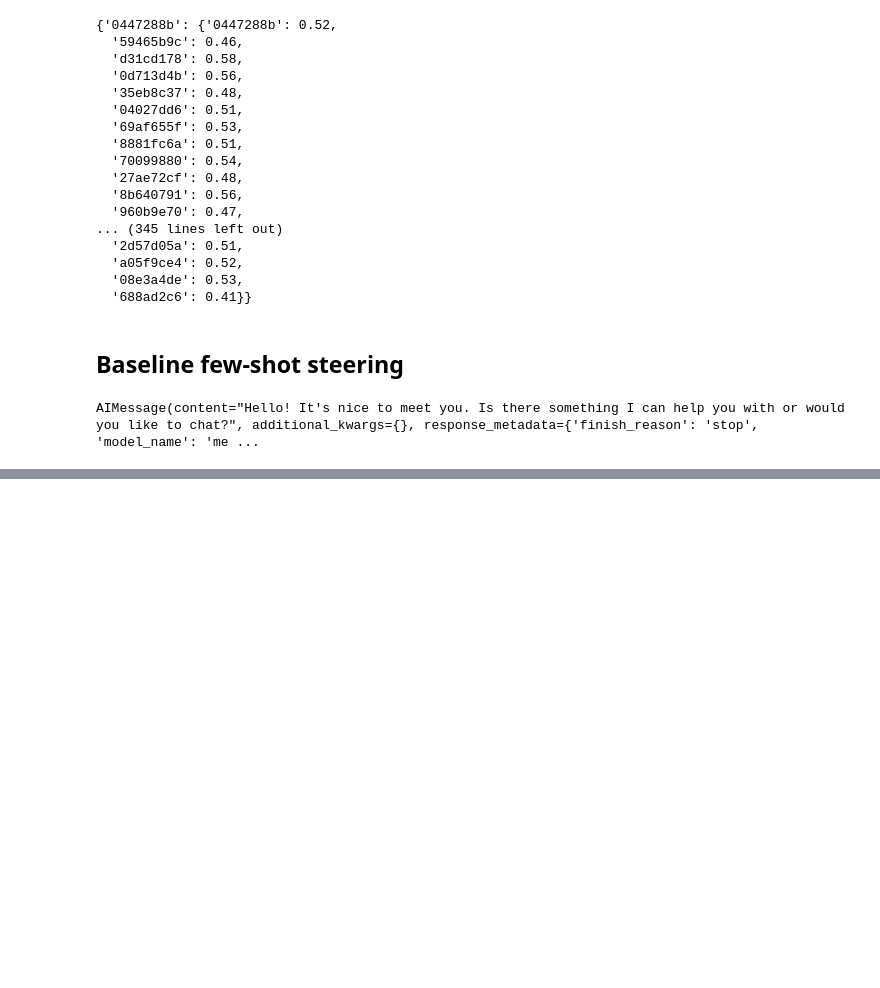
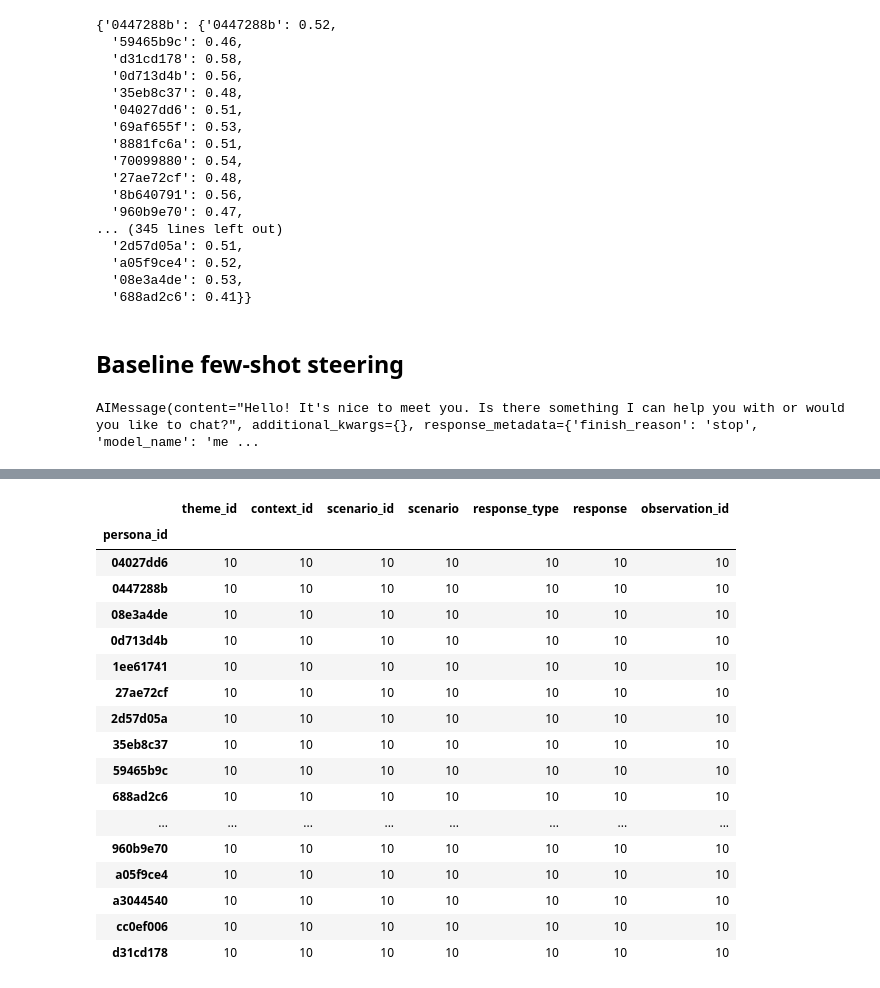
Before and after one commit to plastic-labs/steerability-eval, a Jupyter notebook: notebooks/steerability_eval.ipynb, the cells around one changed output, grey strips where cells are left out. Saved outputs shown, nothing was run; the diff lists cells and outputs as text; code cells hidden in the pictures; blank space fills up the shorter version.

```diff
--- a/notebooks/steerability_eval.ipynb
+++ b/notebooks/steerability_eval.ipynb
@@ -407,0 +622,4 @@ eval.heatmap_fig
+# %%
+from steerability_eval.dataset.w5 import W5Dataset
+personas_path = 'dataset/personas_tarot.csv'
+personas_df = W5Dataset.load_personas(personas_path)
@@ -407,0 +664,4 @@ eval.heatmap_fig
+# %%
+from steerability_eval.dataset.w5 import W5Dataset
+observations_path = 'dataset/w5_tarot.csv'
+dataset = W5Dataset.load_observations(observations_path, ['action', 'thought', 'emotion'], list(personas_df['persona_id'].unique()), 3, 3)
@@ -407,0 +674,10 @@ eval.heatmap_fig
+# %%
+observations_path = 'dataset/w5_tarot.csv'
+personas_path = 'dataset/personas_tarot.csv'
+dataset = W5Dataset.from_csv(
+    personas_path,
+    observations_path,
+    max_contexts_per_theme=3,
+    max_scenarios_per_context=3,
+    use_actions=True,
+)
@@ -407,0 +724,23 @@ eval.heatmap_fig
+# %%
+steer_dataset, test_dataset = dataset.split()
+# %%
+steer_dataset.observations_df.groupby('persona_id').count()
+# %% [output]
+|  | theme_id | context_id | scenario_id | scenario | response_type | response | observation_id |
+| persona_id |  |  |  |  |  |  |  |
+| 04027dd6 | 10 | 10 | 10 | 10 | 10 | 10 | 10 |
+| 0447288b | 10 | 10 | 10 | 10 | 10 | 10 | 10 |
+| 08e3a4de | 10 | 10 | 10 | 10 | 10 | 10 | 10 |
+| 0d713d4b | 10 | 10 | 10 | 10 | 10 | 10 | 10 |
+| 1ee61741 | 10 | 10 | 10 | 10 | 10 | 10 | 10 |
+| 27ae72cf | 10 | 10 | 10 | 10 | 10 | 10 | 10 |
+| 2d57d05a | 10 | 10 | 10 | 10 | 10 | 10 | 10 |
+| 35eb8c37 | 10 | 10 | 10 | 10 | 10 | 10 | 10 |
+| 59465b9c | 10 | 10 | 10 | 10 | 10 | 10 | 10 |
+| 688ad2c6 | 10 | 10 | 10 | 10 | 10 | 10 | 10 |
+| ... | ... | ... | ... | ... | ... | ... | ... |
+| 960b9e70 | 10 | 10 | 10 | 10 | 10 | 10 | 10 |
+| a05f9ce4 | 10 | 10 | 10 | 10 | 10 | 10 | 10 |
+| a3044540 | 10 | 10 | 10 | 10 | 10 | 10 | 10 |
+| cc0ef006 | 10 | 10 | 10 | 10 | 10 | 10 | 10 |
+| d31cd178 | 10 | 10 | 10 | 10 | 10 | 10 | 10 |
```
Also changed, not shown: parts of 35 cells of this notebook, 3 other files.
